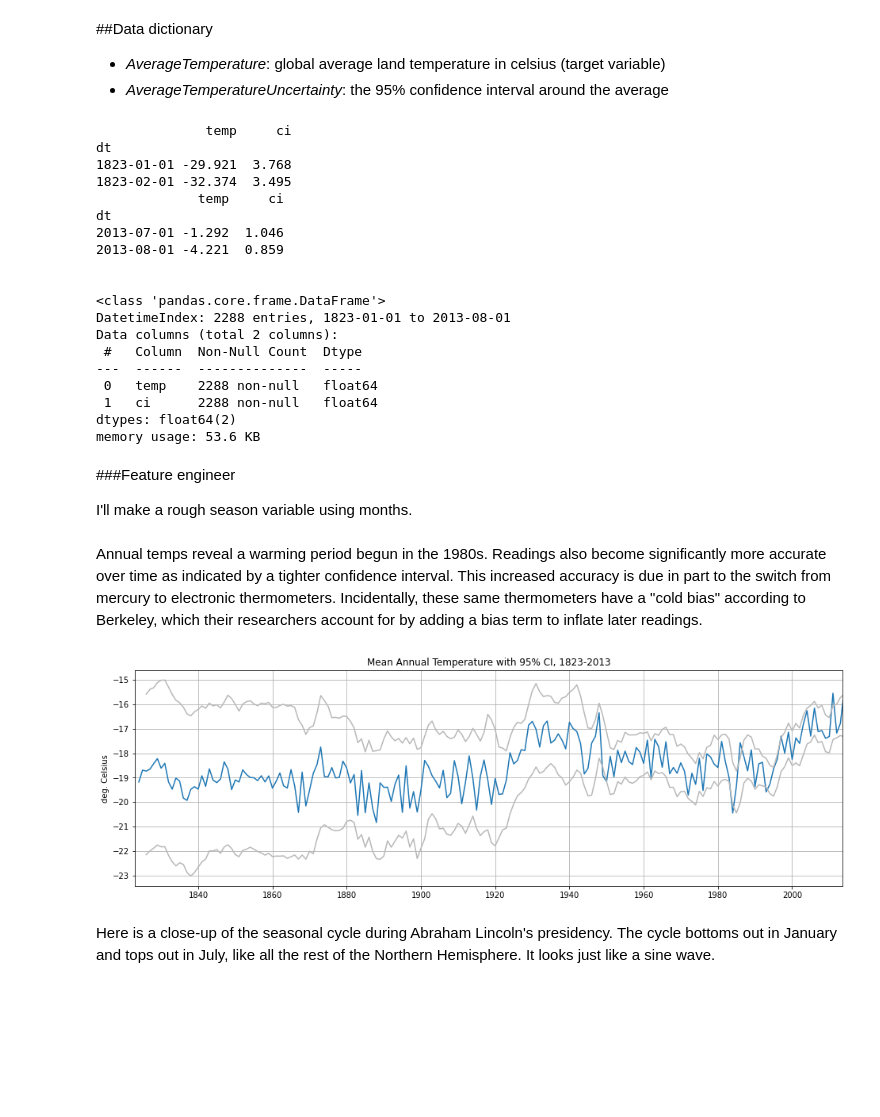
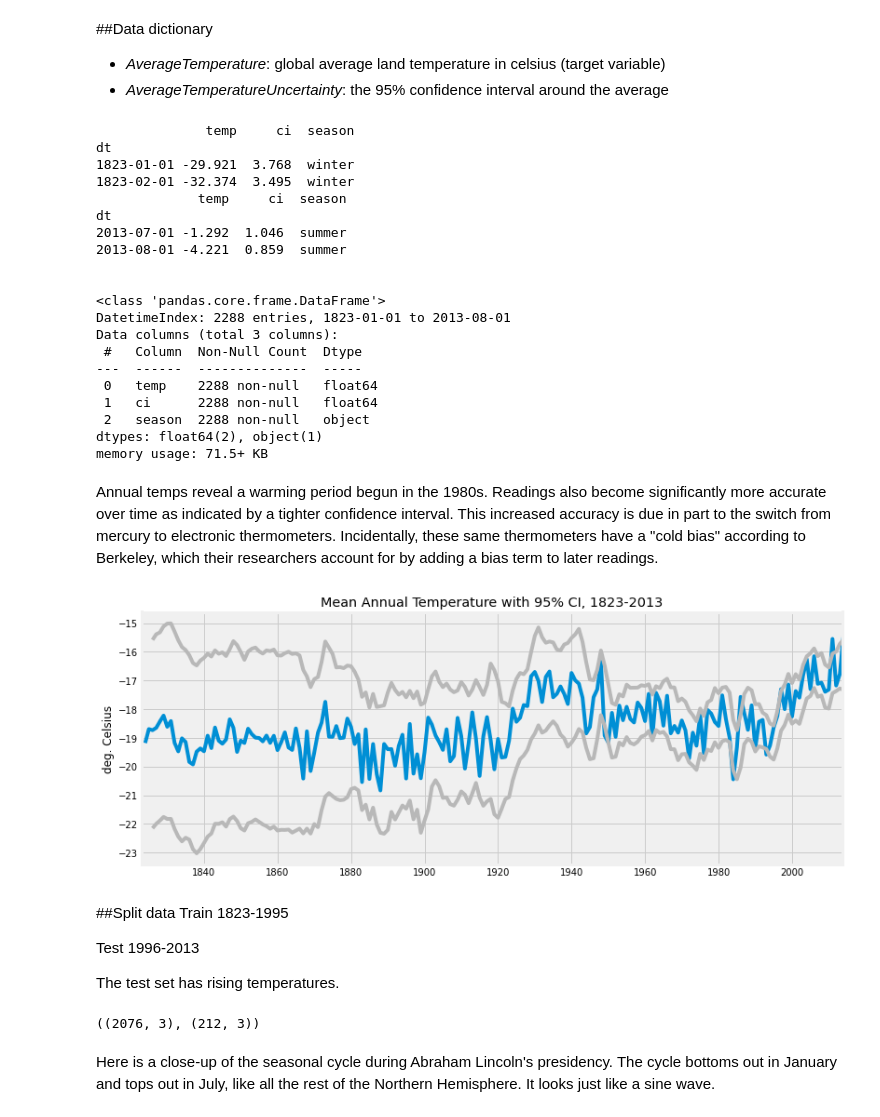
Before and after one commit to konstanzer/time-series, a Jupyter notebook: greenland.ipynb, the cells around one changed output. Saved outputs shown, nothing was run; the diff lists cells and outputs as text; code cells hidden in the pictures; blank space fills up the shorter version.

```diff
--- a/greenland.ipynb
+++ b/greenland.ipynb
@@ -14,13 +35,20 @@ The raw data, without transformations, comes from the [Berkeley Earth data page]
 # %%
+import warnings
+warnings.simplefilter("ignore")
+
 import pandas as pd
 from datetime import timedelta, datetime
 import numpy as np
 import matplotlib.pyplot as plt
 import seaborn as sns
-from sklearn.model_selection import TimeSeriesSplit
 import statsmodels.api as sm
-from statsmodels.tsa import holtwinters
 from sklearn.metrics import mean_squared_error
+from statsmodels.graphics.tsaplots import plot_acf
+from statsmodels.tsa.statespace.sarimax import SARIMAX
+from statsmodels.tsa.seasonal import seasonal_decompose
+
+plt.rcParams['figure.figsize'] = (10, 5)
+plt.style.use('fivethirtyeight')
 # %% [markdown]
 ##Data dictionary
 
@@ -31,37 +59,38 @@ from sklearn.metrics import mean_squared_error
 PATH = '/content/drive/MyDrive/Colab Notebooks/data/'
 
 df = pd.read_csv(PATH+'GreenlandLandTemperatures.csv')
-df.dt = pd.to_datetime(df.dt)
 df = df.set_index('dt')
+df.index = pd.to_datetime(df.index)
 df = df.rename(columns={'AverageTemperature':'temp',
                         'AverageTemperatureUncertainty':'ci'})
-df = df.iloc[:-1] #last row is missing
+df = df.iloc[:-1] #last row is missing data
+
+season_dict = {0:'winter', 1:'spring', 2:'summer', 3:'fall'}
+season_idx = df.index.month % 12 // 3
+df['season'] = season_idx.map(season_dict)
 
 print(df.head(2))
 print(df.tail(2))
 print('\n')
 df.info()
 # %% [output]
-              temp     ci
+              temp     ci  season
 dt
-1823-01-01 -29.921  3.768
-1823-02-01 -32.374  3.495
-             temp     ci
+1823-01-01 -29.921  3.768  winter
+1823-02-01 -32.374  3.495  winter
+             temp     ci  season
 dt
-2013-07-01 -1.292  1.046
-2013-08-01 -4.221  0.859
+2013-07-01 -1.292  1.046  summer
+2013-08-01 -4.221  0.859  summer
 
 
 <class 'pandas.core.frame.DataFrame'>
 DatetimeIndex: 2288 entries, 1823-01-01 to 2013-08-01
-Data columns (total 2 columns):
+Data columns (total 3 columns):
  #   Column  Non-Null Count  Dtype
 ---  ------  --------------  -----
  0   temp    2288 non-null   float64
  1   ci      2288 non-null   float64
-dtypes: float64(2)
-memory usage: 53.6 KB
+ 2   season  2288 non-null   object
+dtypes: float64(2), object(1)
+memory usage: 71.5+ KB
-# %% [markdown]
-###Feature engineer
-
-I'll make a rough season variable using months.
@@ -72,24 +97,38 @@ df['season'] = season_idx.map(season_dict)
 # %% [markdown]
-Annual temps reveal a warming period begun in the 1980s. Readings also become significantly more accurate over time as indicated by a tighter confidence interval. This increased accuracy is due in part to the switch from mercury to electronic thermometers. Incidentally, these same thermometers have a "cold bias" according to Berkeley, which their researchers account for by adding a bias term to inflate later readings.
+Annual temps reveal a warming period begun in the 1980s. Readings also become significantly more accurate over time as indicated by a tighter confidence interval. This increased accuracy is due in part to the switch from mercury to electronic thermometers. Incidentally, these same thermometers have a "cold bias" according to Berkeley, which their researchers account for by adding a bias term to later readings.
 # %%
 annual = df.resample('Y').mean()
-f, ax = plt.subplots(figsize=(16,5))
+f, ax = plt.subplots(figsize=(12,5))
 
 sns.lineplot(data=annual.temp)
 #plot confidence intervals with moving average
 upper = (annual.temp+annual.ci).rolling(3).mean()
 lower = (annual.temp-annual.ci).rolling(3).mean()
 sns.lineplot(data=upper, color='#b8b8b8')
 sns.lineplot(data=lower, color='#b8b8b8')
 
 plt.title('Mean Annual Temperature with 95% CI, 1823-2013')
 plt.ylabel('deg. Celsius')
 plt.xlabel('')
 plt.xlim(df.index[0], df.index[-1])
-plt.grid()
 plt.show()
 # %% [output]
-[figure, old version]
+[figure, new version]
+# %% [markdown]
+##Split data
+Train 1823-1995
+
+Test 1996-2013
+
+The test set has rising temperatures.
+# %%
+begin_test = 1996
+
+test = df[df.index.year >= begin_test]
+train = df[df.index.year < begin_test]
+train.shape, test.shape
+# %% [output]
+((2076, 3), (212, 3))
 # %% [markdown]
 Here is a close-up of the seasonal cycle during Abraham Lincoln's presidency. The cycle bottoms out in January and tops out in July, like all the rest of the Northern Hemisphere. It looks just like a sine wave.
 # %%
```
Also changed, not shown: parts of 43 cells of this notebook.
